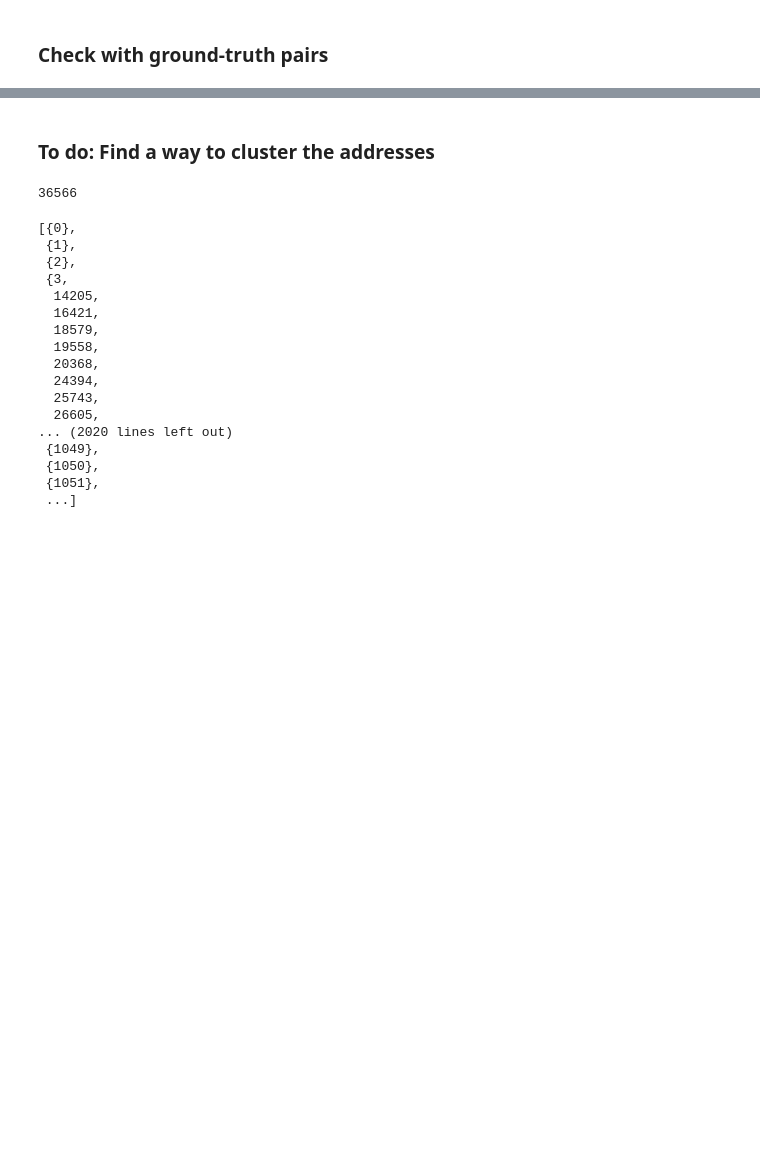
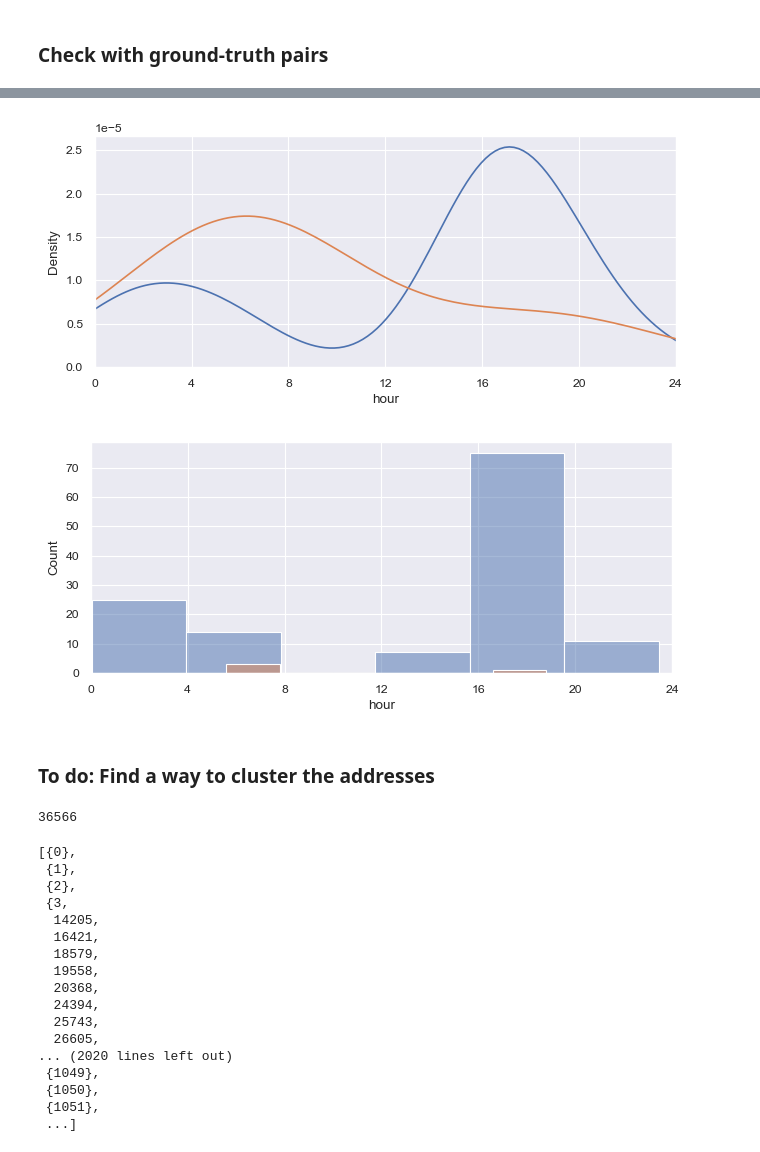
Before and after one commit to dariothuerkauf/address-clustering, a Jupyter notebook: python/node-embedding.ipynb, the cells around one changed output, grey strips where cells are left out. Drawn from its saved outputs; the diff is of its cells as text; code cells hidden in the pictures; blank space fills up the shorter version.

```diff
--- a/python/node-embedding.ipynb
+++ b/python/node-embedding.ipynb
@@ -286,0 +422,3 @@ ens_addresses_df
+# %%
+show_patterns(all_transfers_df, ['0x1a26db1b2baf0b23f18e19375e8fdc159feb707e','0x33321e44c2861033fb80ad04f93e4ccd25f2beef'], hour_bins=6, show_kde=True)
+# %% [output]
@@ -287,3 +427,5 @@ ens_addresses_df
+[figure, added]
+[figure, added]
 # %% [markdown]
 ### To do: Find a way to cluster the addresses
 # %%
```
Also changed, not shown: parts of 11 cells of this notebook, 1 other file.
